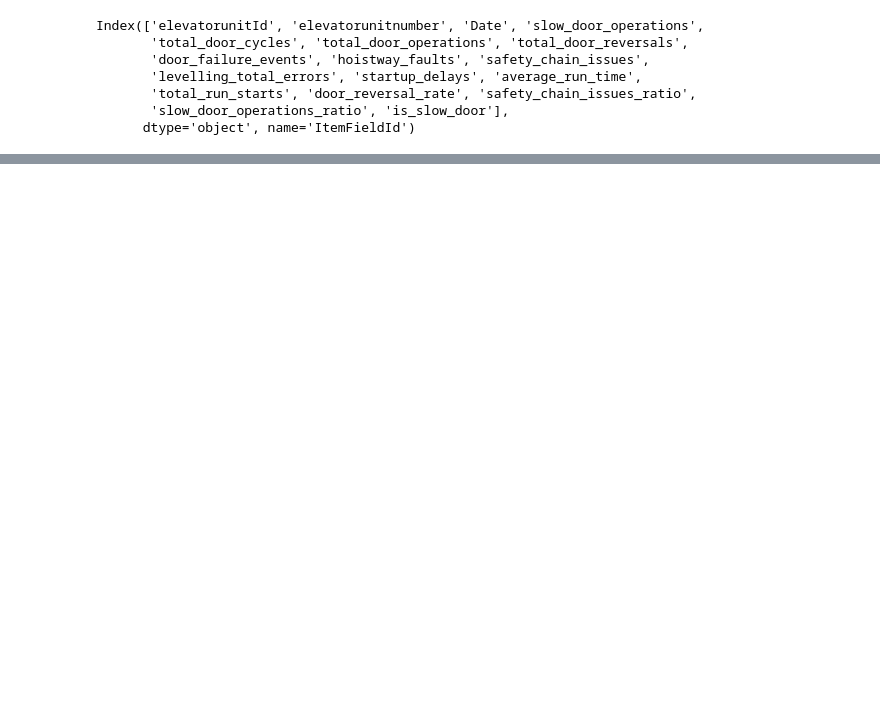
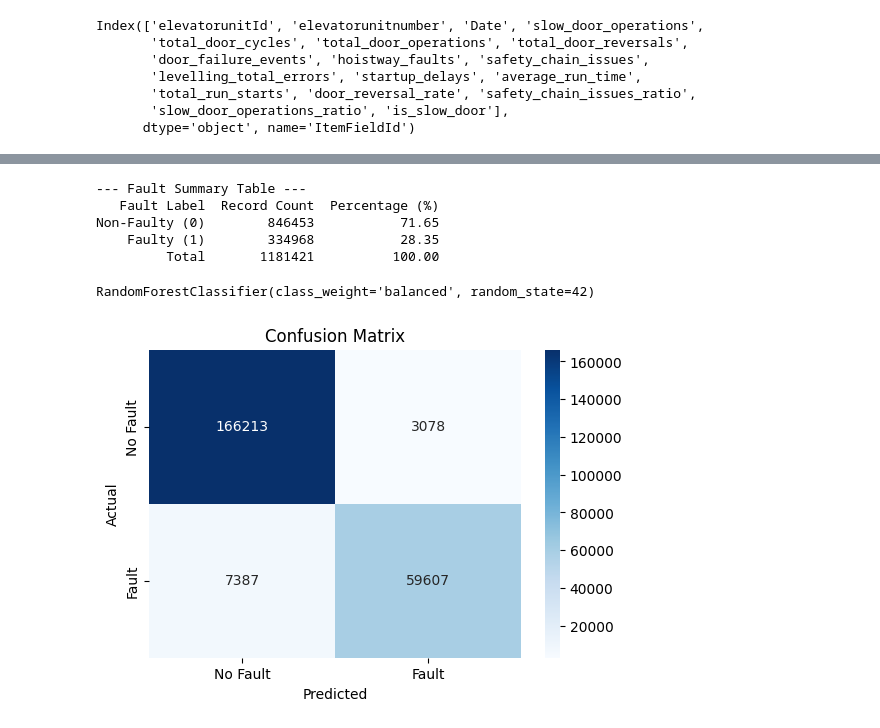
Before and after one commit to amitkumar7185-ctrl/Dissertation-Code, a Jupyter notebook: TestDataProcessing.ipynb, the cells around one changed output, grey strips where cells are left out. Drawn from its saved outputs; the diff is of its cells as text; code cells hidden in the pictures; blank space fills up the shorter version.

Commit message:
Created .ipynb file to handle raw data

```diff
--- a/TestDataProcessing.ipynb
+++ b/TestDataProcessing.ipynb
@@ -142,0 +197,71 @@ pivot_df.to_csv(output_path, index=True)
+# %%
+# Total records
+total_records = len(df_source)
+# Count faults
+fault_counts = df_source['Fault'].value_counts().sort_index()
+fault_percent = (fault_counts / total_records * 100).round(2)
+
+# Prepare the summary table
+summary_table = pd.DataFrame({
+    'Fault Label': ['Non-Faulty (0)', 'Faulty (1)', 'Total'],
+    'Record Count': [
+        fault_counts.get(0, 0),
+        fault_counts.get(1, 0),
+        total_records
+    ],
+    'Percentage (%)': [
+        fault_percent.get(0, 0),
+        fault_percent.get(1, 0),
+        100.0
+    ]
+})
+
+# Print results
+print("\n--- Fault Summary Table ---")
+print(summary_table.to_string(index=False))
+# %% [output]
+--- Fault Summary Table ---
+   Fault Label  Record Count  Percentage (%)
+Non-Faulty (0)        846453           71.65
+    Faulty (1)        334968           28.35
+         Total       1181421          100.00
+# %%
+# Randomly select 100,000 records
+sample_df = df_source.sample(n=50000, random_state=42)
+
+# Invert the 'Fault' column values: 0 to 1 and 1 to 0
+df_source.loc[sample_df.index, 'Fault'] = df_source.loc[sample_df.index, 'Fault'].apply(lambda x: 1 if x == 0 else 0)
+# %%
+features = [
+    'total_door_cycles', 'total_door_operations', 'total_door_reversals',
+    'door_failure_events', 'hoistway_faults', 'safety_chain_issues',
+    'levelling_total_errors', 'startup_delays', 'average_run_time',
+    'total_run_starts', 'door_reversal_rate', 'safety_chain_issues_ratio',
+    'slow_door_operations_ratio','slow_door_operations', 'is_slow_door'
+]
+# %%
+X = df_source[features]
+y = df_source['Fault']
+scaler = MinMaxScaler()
+X_scaled = scaler.fit_transform(X)
+X_train, X_test, y_train, y_test = train_test_split(X_scaled, y, test_size=0.2, random_state=42, stratify=y)
+rf_model = RandomForestClassifier(n_estimators=100, random_state=42, class_weight='balanced')
+rf_model.fit(X_train, y_train)
+# %% [output]
+RandomForestClassifier(class_weight='balanced', random_state=42)
+# %%
+y_pred = rf_model.predict(X_test)
+# %%
+import matplotlib.pyplot as plt
+import seaborn as sns
+from sklearn.metrics import classification_report, confusion_matrix
+#  Visualize confusion matrix
+plt.figure(figsize=(6,4))
+sns.heatmap(confusion_matrix(y_test, y_pred), annot=True, fmt='d', cmap='Blues',
+            xticklabels=['No Fault', 'Fault'], yticklabels=['No Fault', 'Fault'])
+plt.xlabel('Predicted')
+plt.ylabel('Actual')
+plt.title('Confusion Matrix')
+plt.show()
+# %% [output]
+[figure, added]
```
Also changed, not shown: parts of 11 cells of this notebook, 2 other files.
